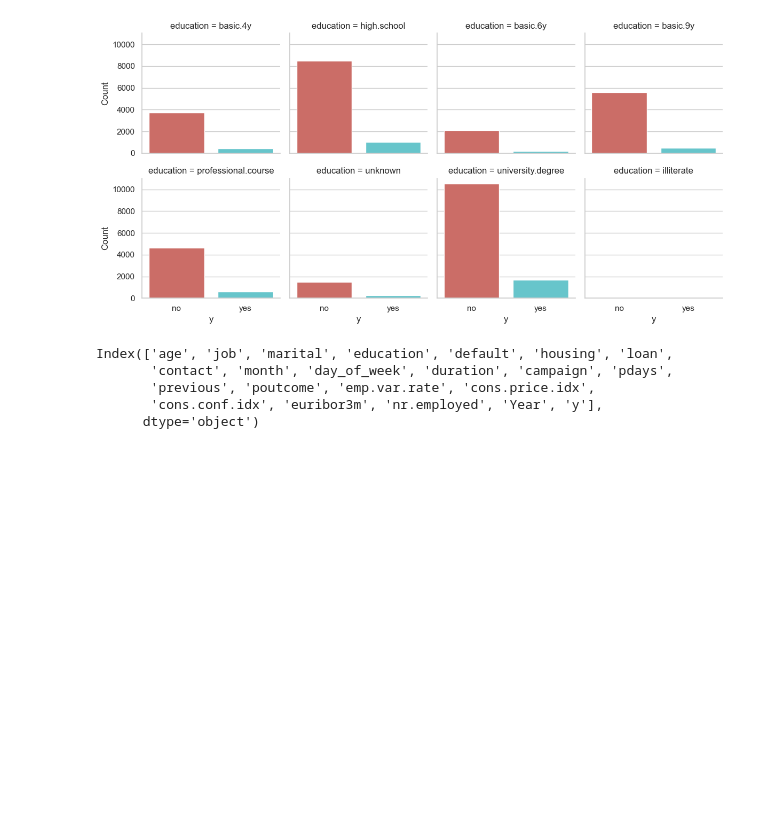
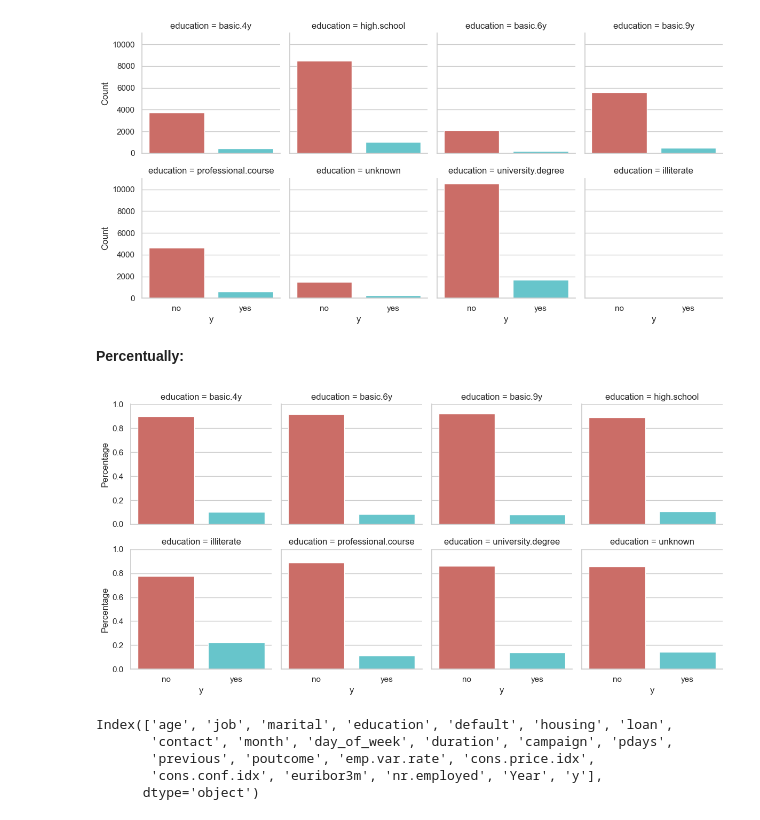
Before and after one commit to PostaElio/ICARO-Data-Science-Projects, a Jupyter notebook: Sprint_1/Sprint_1.ipynb, the cells around one changed output. Drawn from its saved outputs; the diff is of its cells as text; code cells hidden in the pictures; blank space fills up the shorter version.

Commit message:
Terminé de añadir los gráficos porcentuales para JOB, EDUCATION y MONTH. Añadí comentarios y empecé la parte de análisis numérico. Escribí notas de qué debe hacer c/u o qué falta hacer

```diff
--- a/Sprint_1/Sprint_1.ipynb
+++ b/Sprint_1/Sprint_1.ipynb
@@ -350,6 +394,32 @@ g.set_axis_labels("y", "Count")
 plt.show()
 # %% [output]
 [figure]
+# %% [markdown]
+**Percentually:**
+# %%
+education_percent = data.groupby(['education','y'])
+education_percent = education_percent.size()
+education_percent2 = education_percent.reset_index() #transform to df structure
+education_percent2.columns = ['education', 'y', 'case_count'] #rename new column. By default it is named "0" and we can't manipulate it if it is not a string.
+education_percent2['total_per_education'] = education_percent2.groupby(['education'])['case_count'].transform('sum') #create a column with the total of persons with each
+                                                                                            #job category
+education_percent2['percentages'] = education_percent2['case_count'] / education_percent2['total_per_education'] #divide case_count by total_per_job to obtain the % distribution
+                                                                                        #of each job job
+education_percent2
+
+#now we plot the results by percent.
+sns.set_theme(style="whitegrid")
+
+palette = sns.color_palette("hls", len(education_percent2['y'].unique()))  # Adjust palette if needed
+
+# Use sns.barplot instead of sns.countplot to plot the percentages
+g = sns.FacetGrid(education_percent2, col="education", col_wrap=4, hue='y', sharey=True)
+g.map(sns.barplot, "y", "percentages", palette=palette, order=education_percent2['y'].unique())  # Plot percentages
+g.set_axis_labels("y", "Percentage")
+g.set(ylim=(0, 1))  # Set y-axis limits from 0 to 1 for percentage scale
+plt.show()
+# %% [output]
+[figure, added]
 # %%
 data.columns
 # %% [output]
```
Also changed, not shown: parts of 19 cells of this notebook, 1 other file.
